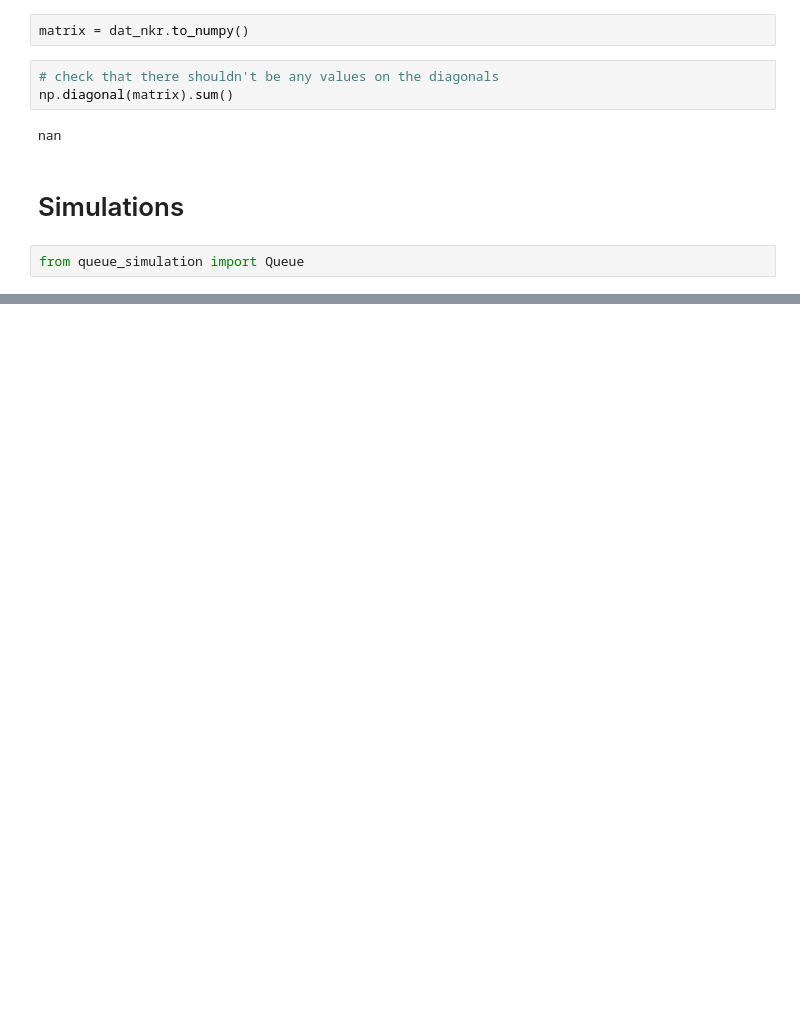
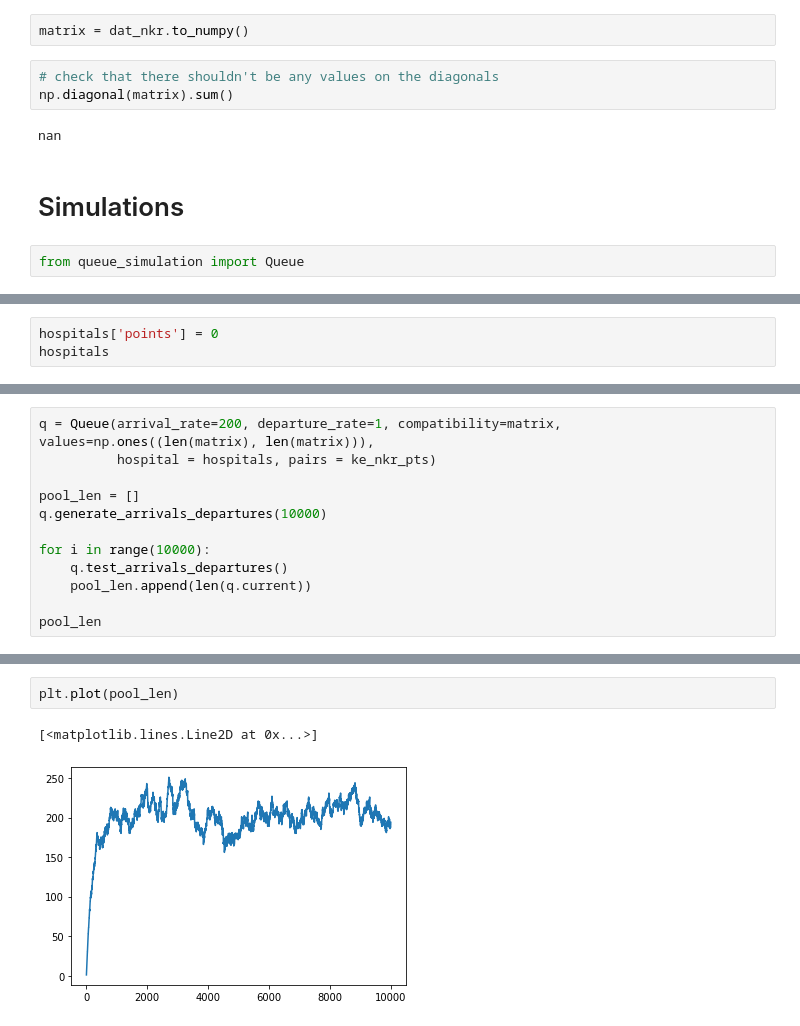
Before and after one commit to toannazhao/kidney-exchange, a Jupyter notebook: simulation.ipynb, the cells around one changed output, grey strips where cells are left out. Saved outputs shown, nothing was run; the diff lists cells and outputs as text; blank space fills up the shorter version.

```diff
--- a/simulation.ipynb
+++ b/simulation.ipynb
@@ -75,0 +114,3 @@ from queue_simulation import Queue
+# %%
+hospitals['points'] = 0
+hospitals
@@ -75,0 +232,12 @@ from queue_simulation import Queue
+# %%
+q = Queue(arrival_rate=200, departure_rate=1, compatibility=matrix, values=np.ones((len(matrix), len(matrix))),
+          hospital = hospitals, pairs = ke_nkr_pts)
+
+pool_len = []
+q.generate_arrivals_departures(10000)
+
+for i in range(10000):
+    q.test_arrivals_departures()
+    pool_len.append(len(q.current))
+
+pool_len
@@ -75,0 +262,5 @@ from queue_simulation import Queue
+# %%
+plt.plot(pool_len)
+# %% [output]
+[<matplotlib.lines.Line2D at 0x...>]
+[figure, added]
```
Also changed, not shown: parts of 73 cells of this notebook, 1 other file.
